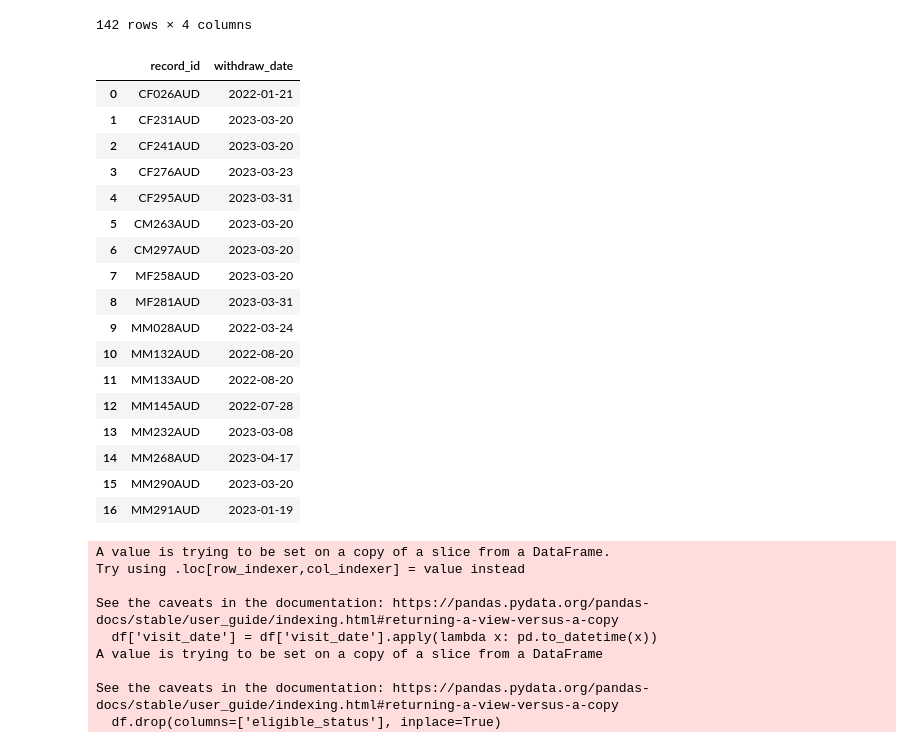
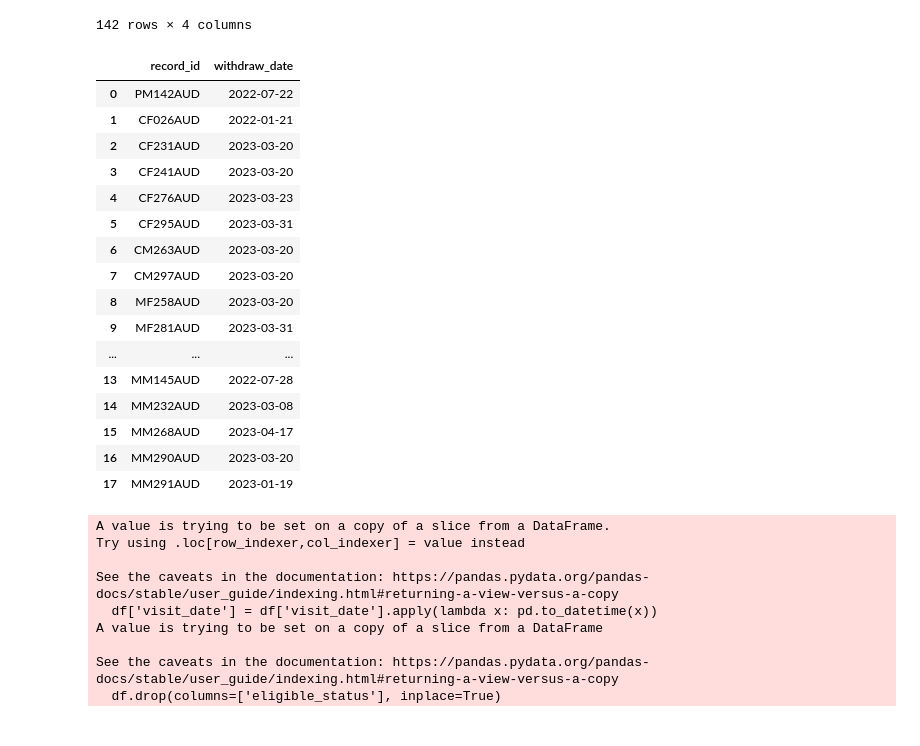
Before and after one commit to mbthompson14/HR_DSMB_2023, a Jupyter notebook: hr_phq8/active_pts_by_week.ipynb, the cells around one changed output. Saved outputs shown, nothing was run; the diff lists cells and outputs as text; code cells hidden in the pictures.

```diff
--- a/hr_phq8/active_pts_by_week.ipynb
+++ b/hr_phq8/active_pts_by_week.ipynb
@@ -25,29 +25,28 @@ df
 nonvalid = ['CF270AUD','CF285AUD','CF286AUD','CM229AUD','CM236AUD','CM237AUD','CM251AUD','CM256AUD','CM271AUD','CM287AUD','CM301AUD','MF246AUD','MF249AUD','MF272AUD','MM216AUD','MM250AUD','MM260AUD','MM282AUD','MM293AUD']
 # %%
 # list withdrawn pts and withdrawn dates
-withdrawn = pd.DataFrame({'record_id':['CF026AUD','CF231AUD','CF241AUD','CF276AUD','CF295AUD','CM263AUD','CM297AUD','MF258AUD','MF281AUD','MM028AUD','MM132AUD','MM133AUD','MM145AUD','MM232AUD','MM268AUD','MM290AUD','MM291AUD'],
-             'withdraw_date':['1/21/2022','3/20/2023','3/20/2023','3/23/2023','3/31/2023','3/20/2023','3/20/2023','3/20/2023','3/31/2023','3/24/2022','8/20/2022','8/20/2022','7/28/2022','3/8/2023','4/17/2023','3/20/2023','1/19/2023']})
+withdrawn = pd.DataFrame({'record_id':['PM142AUD','CF026AUD','CF231AUD','CF241AUD','CF276AUD','CF295AUD','CM263AUD','CM297AUD','MF258AUD','MF281AUD','MM028AUD','MM132AUD','MM133AUD','MM145AUD','MM232AUD','MM268AUD','MM290AUD','MM291AUD'],
+             'withdraw_date':['7/22/2022','1/21/2022','3/20/2023','3/20/2023','3/23/2023','3/31/2023','3/20/2023','3/20/2023','3/20/2023','3/31/2023','3/24/2022','8/20/2022','8/20/2022','7/28/2022','3/8/2023','4/17/2023','3/20/2023','1/19/2023']})
 withdrawn['withdraw_date'] = withdrawn['withdraw_date'].apply(lambda x: pd.to_datetime(x, format="%m/%d/%Y"))
 withdrawn
 # %% [output]
 |  | record_id | withdraw_date |
-| 0 | CF026AUD | 2022-01-21 |
-| 1 | CF231AUD | 2023-03-20 |
-| 2 | CF241AUD | 2023-03-20 |
-| 3 | CF276AUD | 2023-03-23 |
-| 4 | CF295AUD | 2023-03-31 |
-| 5 | CM263AUD | 2023-03-20 |
-| 6 | CM297AUD | 2023-03-20 |
-| 7 | MF258AUD | 2023-03-20 |
-| 8 | MF281AUD | 2023-03-31 |
-| 9 | MM028AUD | 2022-03-24 |
-| 10 | MM132AUD | 2022-08-20 |
-| 11 | MM133AUD | 2022-08-20 |
-| 12 | MM145AUD | 2022-07-28 |
-| 13 | MM232AUD | 2023-03-08 |
-| 14 | MM268AUD | 2023-04-17 |
-| 15 | MM290AUD | 2023-03-20 |
-| 16 | MM291AUD | 2023-01-19 |
+| 0 | PM142AUD | 2022-07-22 |
+| 1 | CF026AUD | 2022-01-21 |
+| 2 | CF231AUD | 2023-03-20 |
+| 3 | CF241AUD | 2023-03-20 |
+| 4 | CF276AUD | 2023-03-23 |
+| 5 | CF295AUD | 2023-03-31 |
+| 6 | CM263AUD | 2023-03-20 |
+| 7 | CM297AUD | 2023-03-20 |
+| 8 | MF258AUD | 2023-03-20 |
+| 9 | MF281AUD | 2023-03-31 |
+| ... | ... | ... |
+| 13 | MM145AUD | 2022-07-28 |
+| 14 | MM232AUD | 2023-03-08 |
+| 15 | MM268AUD | 2023-04-17 |
+| 16 | MM290AUD | 2023-03-20 |
+| 17 | MM291AUD | 2023-01-19 |
 # %%
 # exclude nonvalid
 df = df.loc[~df['record_id'].isin(nonvalid)]
```
Also changed, not shown: parts of 5 cells of this notebook, 14 other files.
